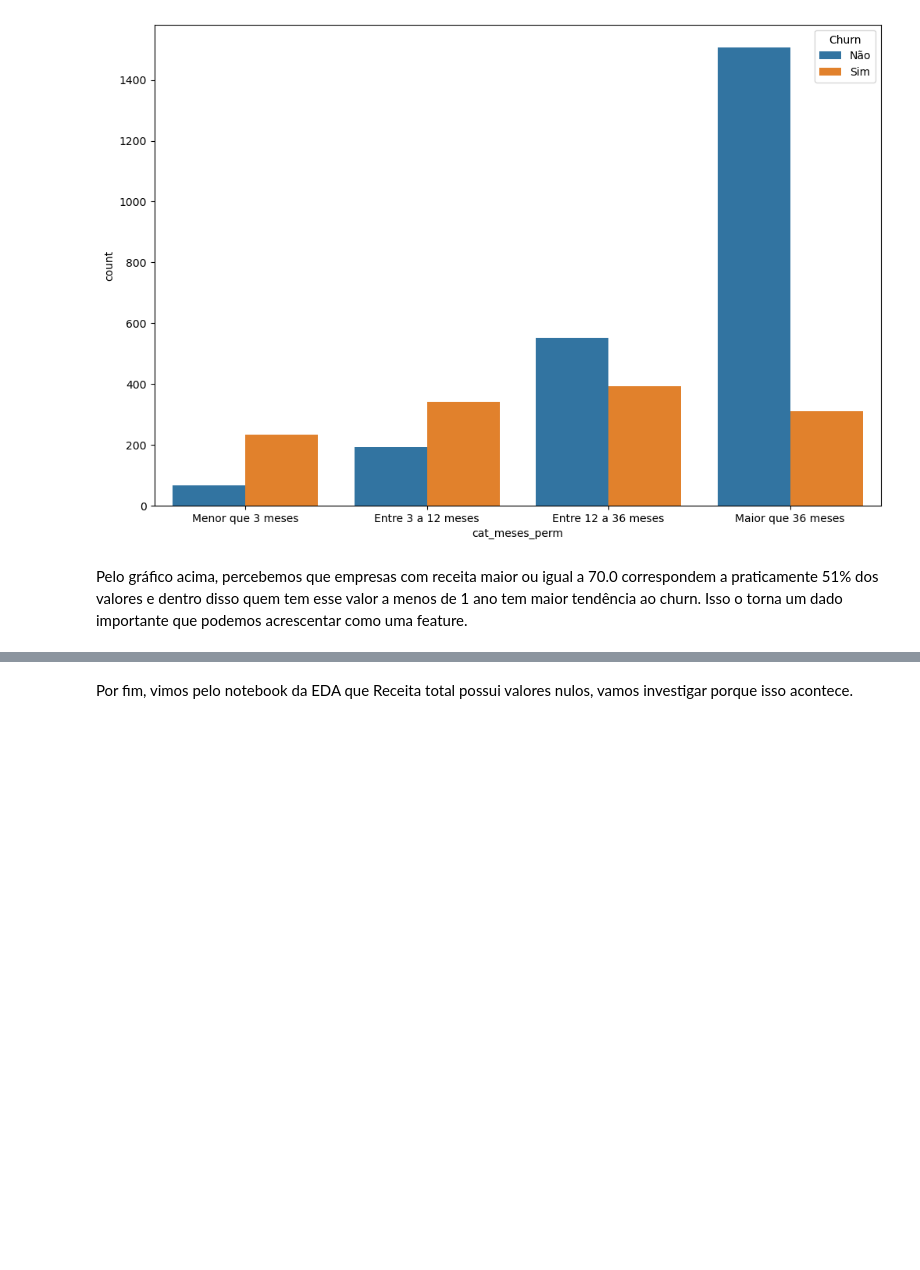
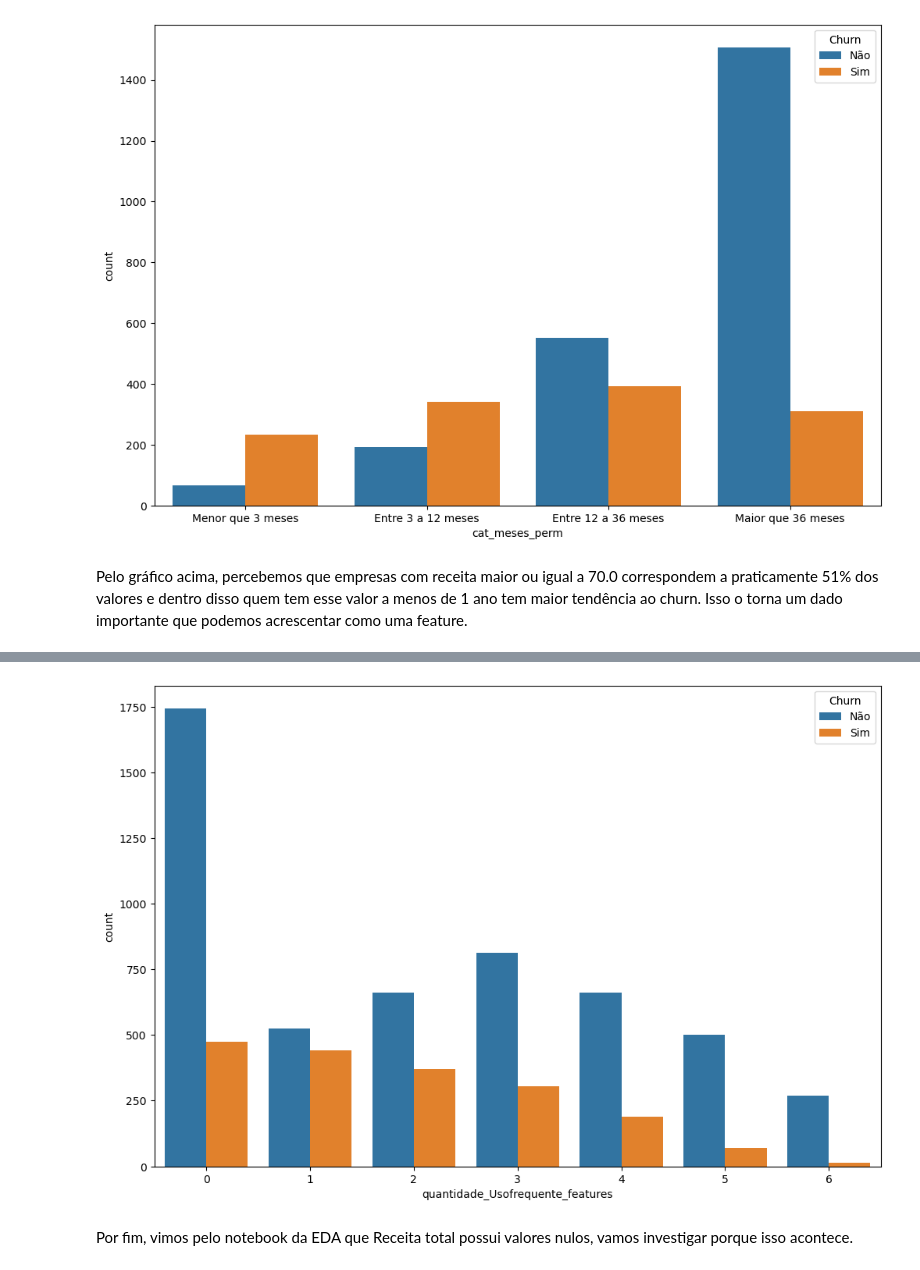
Before and after one commit to TalissaMoura/churn_prediction_for_erp, a Jupyter notebook: notebooks/02_feat_engineering.ipynb, the cells around one changed output, grey strips where cells are left out. Cells and saved outputs as stored; diff of their text form; code cells hidden in the pictures; blank space fills up the shorter version.

```diff
--- a/notebooks/02_feat_engineering.ipynb
+++ b/notebooks/02_feat_engineering.ipynb
@@ -159,3 +182,8 @@ df["is_receita_mensal_maior_ou_igual_70"] = df["Receita mensal"].gt(70.0)|df["Re
+# %%
+fig,ax = plt.subplots(figsize=(12,8))
+sns.countplot(data=df,x="quantidade_Usofrequente_features",hue="Churn",ax=ax);
+# %% [output]
+[figure, added]
 # %% [markdown]
 Por fim, vimos pelo notebook da EDA que Receita total possui valores nulos, vamos investigar porque isso acontece.
 # %%
```
Also changed, not shown: parts of 8 cells of this notebook.
